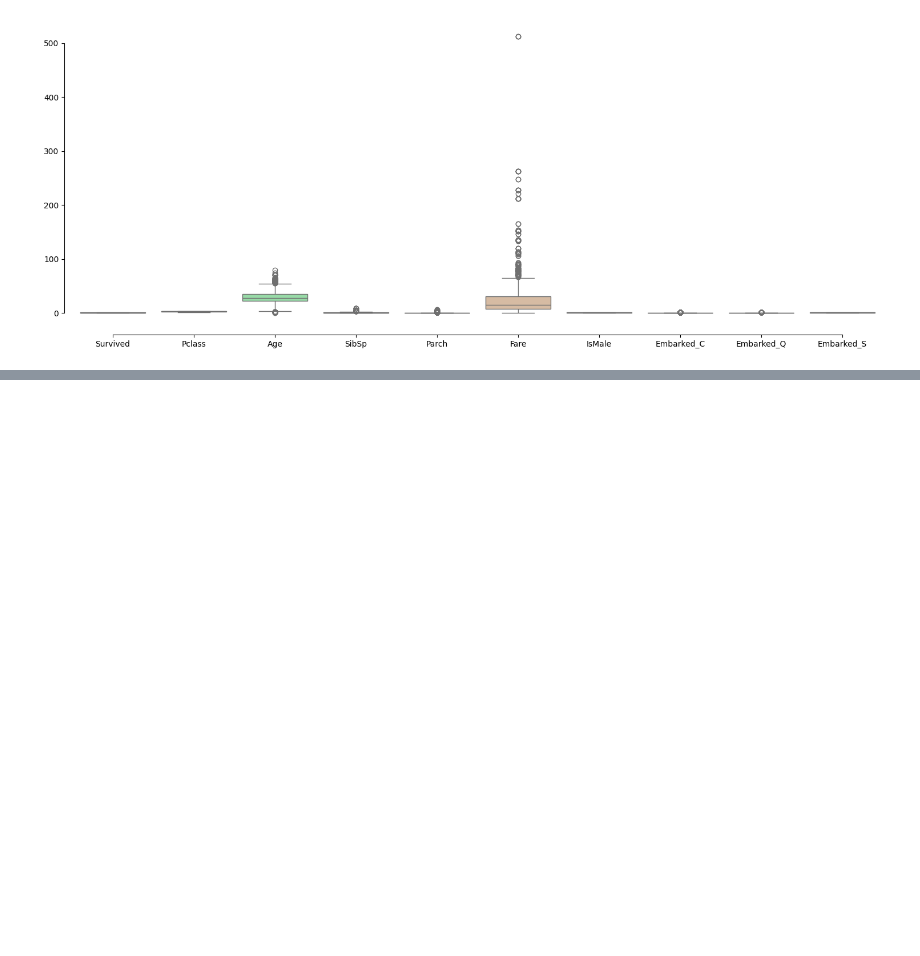
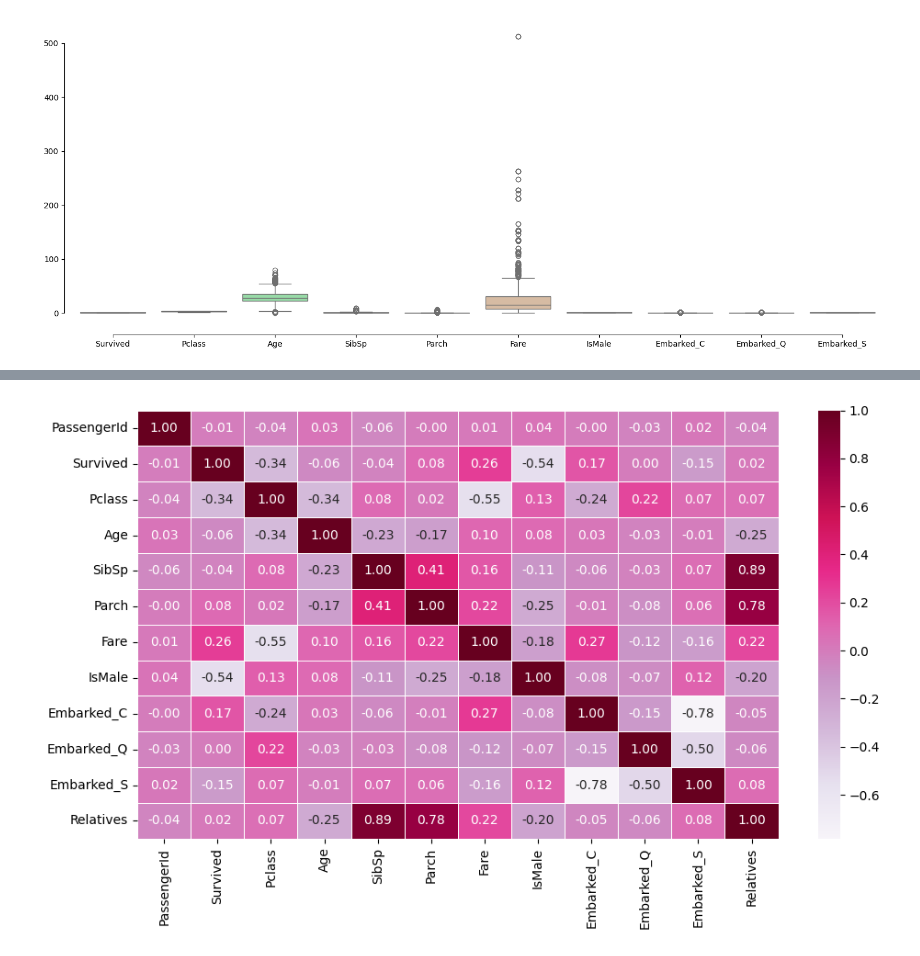
Before and after one commit to guievbs/titanic-kaggle, a Jupyter notebook: src/features/feature_eng.ipynb, the cells around one changed output, grey strips where cells are left out. Saved outputs shown, nothing was run; the diff lists cells and outputs as text; code cells hidden in the pictures; blank space fills up the shorter version.

```diff
--- a/src/features/feature_eng.ipynb
+++ b/src/features/feature_eng.ipynb
@@ -96,0 +309,11 @@ plt.show()
+# %%
+tr_corr = train.corr()
+# %%
+fig, ax = plt.subplots(figsize=(10,6))
+
+
+sns.heatmap(tr_corr, annot=True, fmt=".2f", linewidths=0.5, cmap="PuRd" , ax=ax)
+plt.tight_layout()
+plt.show()
+# %% [output]
+[figure, added]
```
Also changed, not shown: parts of 40 cells of this notebook.
